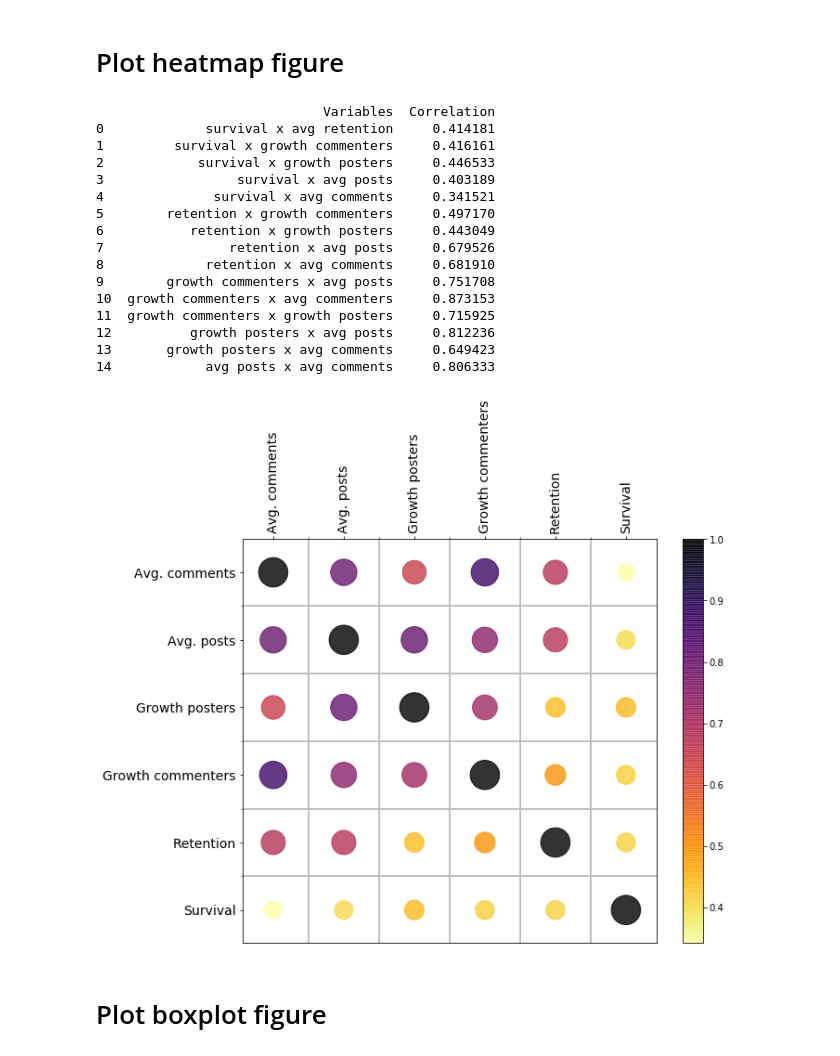
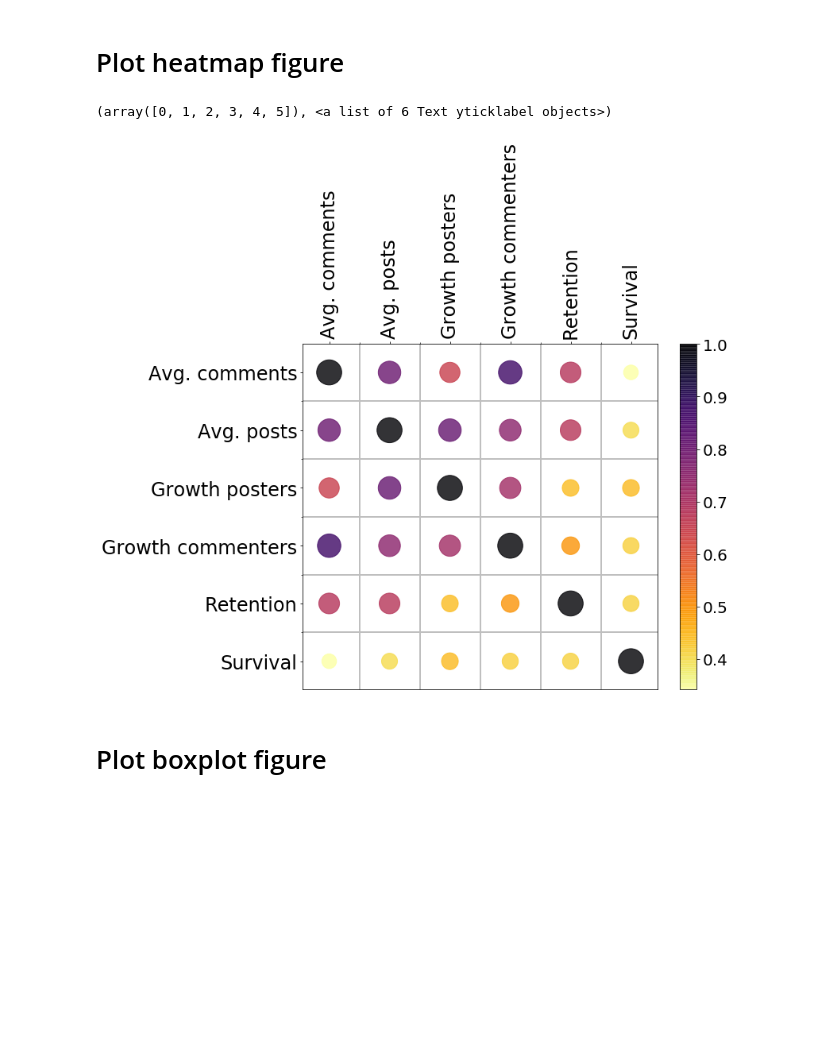
Before and after one commit to tocunha/Community_success, a Jupyter notebook: plot_dependent_variables_correlations.ipynb, the cells around one changed output. Cells and saved outputs as stored; diff of their text form; code cells hidden in the pictures; blank space fills up the shorter version.

```diff
--- a/plot_dependent_variables_correlations.ipynb
+++ b/plot_dependent_variables_correlations.ipynb
@@ -151,6 +151,8 @@ correlations
 # growth posters x avg comments cors[14]
 # avg posts x avg comments cors[15]
 
+
+#get the correlation values
 table = []
 
             #survival, avg retention, growth commenters, growth posters, avg posts, avg comments
@@ -178,57 +180,45 @@ ax = plt.gca();
 # Major ticks
 ax.set_xticks(np.arange(0, 6, 1));
 ax.set_yticks(np.arange(0, 6, 1));
 
 
 ax.set_yticklabels(['Survival', 'Retention', 'Growth commenters', 'Growth posters', 'Avg. posts', 'Avg. comments'])
 ax.set_xticklabels(['Avg. comments', 'Avg. posts', 'Growth posters', 'Growth commenters', 'Retention', 'Survival'], rotation='vertical')
 
 # Minor ticks
 ax.set_xticks(np.arange(-.5, 6, 1), minor=True);
 ax.set_yticks(np.arange(-.5, 6, 1), minor=True);
 
 # Gridlines based on minor ticks
 ax.grid(which='minor', color='0.75', linestyle='-', linewidth=2)
+
+#get the coordinates of the grid's cells
 x = []
 y = []
 for i in range(0,6):
     for j in range(0,6):
         x.append(j)
         y.append(i)
-# flat_list = [item for sublist in table for item in sublist]
+
+# Get the flat list of correlation values
 flat_list = [item for sublist in table for item in sublist[::-1]]
 size = [(a / max(flat_list))*1000 for a in flat_list]  # scale
-# plt.box(False)
 
-
+#plot the circles at the grid
 sc = ax.scatter(x,y,s=size, c=flat_list,  alpha=0.8, cmap = 'inferno_r')
 ax.xaxis.tick_top()
 
-plt.colorbar(sc)
+#Add color bar
+cbar = fig.colorbar(sc)
+cbar.ax.set_yticklabels(labels = ['0.4','0.5','0.6','0.7','0.8','0.9', '1.0'], fontsize=20)  # vertically oriented colorbar
 
-plt.xticks(fontsize=14)
-plt.yticks(fontsize=14)
-
+plt.xticks(fontsize=24)
+plt.yticks(fontsize=24)
 
 # plt.savefig('./dependent_variables_correlations_heatmap.pdf', bbox_inches='tight', dpi=1200)
 # %% [output]
-                             Variables  Correlation
-0             survival x avg retention     0.414181
-1         survival x growth commenters     0.416161
-2            survival x growth posters     0.446533
-3                 survival x avg posts     0.403189
-4              survival x avg comments     0.341521
-5        retention x growth commenters     0.497170
-6           retention x growth posters     0.443049
-7                retention x avg posts     0.679526
-8             retention x avg comments     0.681910
-9        growth commenters x avg posts     0.751708
-10  growth commenters x avg commenters     0.873153
-11  growth commenters x growth posters     0.715925
-12          growth posters x avg posts     0.812236
-13       growth posters x avg comments     0.649423
-14            avg posts x avg comments     0.806333
+(array([0, 1, 2, 3, 4, 5]), <a list of 6 Text yticklabel objects>)
-[figure, old version]
+[figure, new version]
 # %% [markdown]
 <h1>Plot boxplot figure</h1>
 # %%
```
Also changed, not shown: parts of 2 cells of this notebook, 2 other files.
